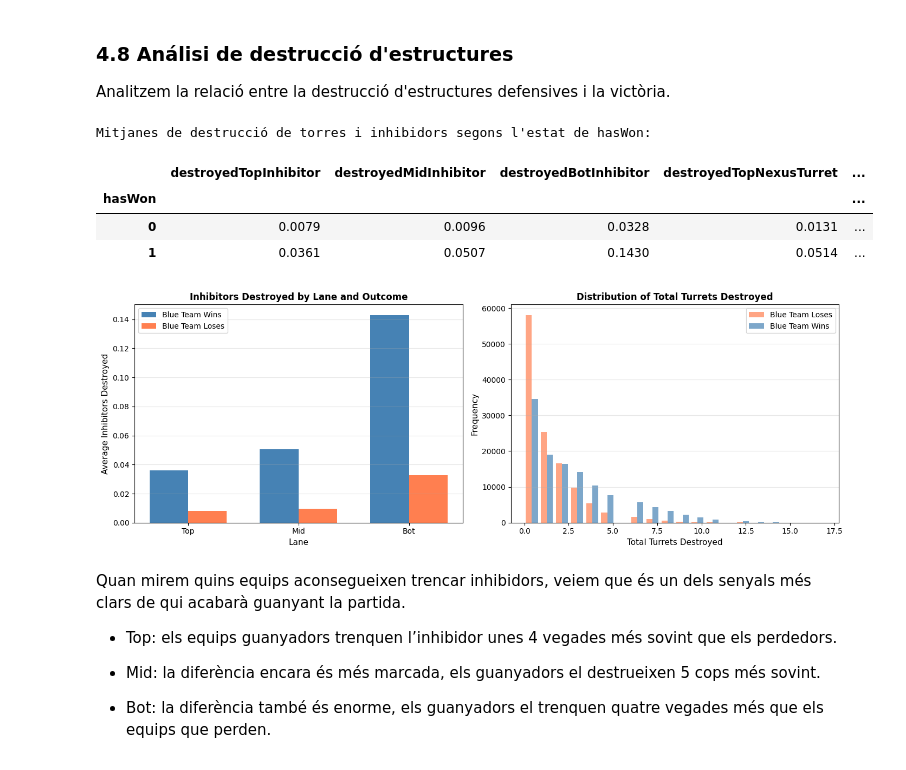
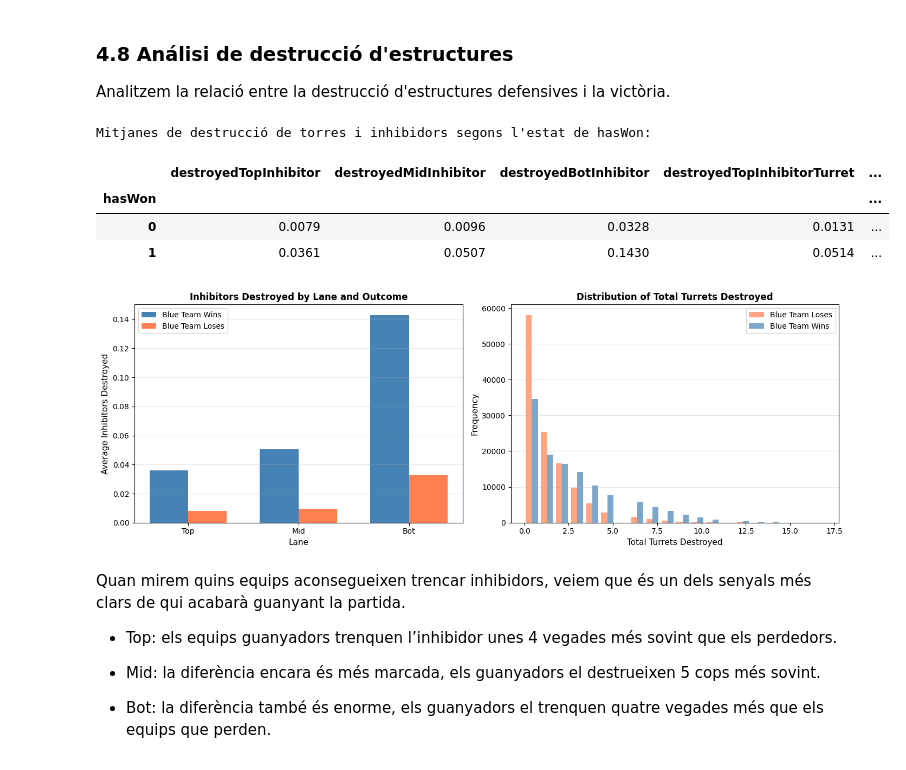
Before and after one commit to NIU1634990/kaggle_lol, a Jupyter notebook: kaggle.ipynb, the cells around one changed output. Saved outputs shown, nothing was run; the diff lists cells and outputs as text; code cells hidden in the pictures.

```diff
--- a/kaggle.ipynb
+++ b/kaggle.ipynb
@@ -224,4 +224,27 @@ display(HTML(html))
    - La visió colocada (wardsPlaced) té un màxim de 1014, la qual cosa és impossible. Amb una espera d'uns 90 segons per col·locar un, amb 5 jugadors (tenint en compte que el support pot col·locar 3 a partir de cert punt), el màxim hauria d'estar entre 220 i 400 (sent 400 un valor per tal de no eliminar possibles valors reals), per tant hi ha algun problema amb aquest atribut.
+# %%
+# Eliminar i renombrar columnes per representar millor les dades
+cols_to_drop = [
+    "destroyedTopBaseTurret",
+    "destroyedMidBaseTurret",
+    "lostTopBaseTurret",
+    "lostMidBaseTurret"
+]
+
+df = df.drop(columns=cols_to_drop)
+
+df = df.rename(columns={
+    # Torres del Nexus són equivalents a Torres dels inhibidors
+    "destroyedTopNexusTurret": "destroyedTopInhibitorTurret",
+    "destroyedMidNexusTurret": "destroyedMidInhibitorTurret",
+    "destroyedBotNexusTurret": "destroyedBotInhibitorTurret",
+    "lostTopNexusTurret": "lostTopInhibitorTurret",
+    "lostMidNexusTurret": "lostMidInhibitorTurret",
+    "lostBotNexusTurret": "lostBotInhibitorTurret",
+    # Torres de la base són equivalents a Torres del Nexus
+    "destroyedBotBaseTurret": "destroyedNexusTurrets",
+    "lostBotBaseTurret": "lostNexusTurrets"
+})
 # %% [markdown]
 ### 4.3 Distribució de la variable objectiu
 En aquesta secció analitzem la distribució de la variable objectiu (hasWon) que indica quin equip ha guanyat.
@@ -720,12 +743,10 @@ tower_inhibitor_stats = df.groupby('hasWon').agg({
     'destroyedTopInhibitor': 'mean',
     'destroyedMidInhibitor': 'mean',
     'destroyedBotInhibitor': 'mean',
-    'destroyedTopNexusTurret': 'mean',
-    'destroyedMidNexusTurret': 'mean',
-    'destroyedBotNexusTurret': 'mean',
-    'destroyedTopBaseTurret': 'mean',
-    'destroyedMidBaseTurret': 'mean',
-    'destroyedBotBaseTurret': 'mean',
+    'destroyedTopInhibitorTurret': 'mean',
+    'destroyedMidInhibitorTurret': 'mean',
+    'destroyedBotInhibitorTurret': 'mean',
+    'destroyedNexusTurrets': 'mean',
     'destroyedTopInnerTurret': 'mean',
     'destroyedMidInnerTurret': 'mean',
     'destroyedBotInnerTurret': 'mean',
@@ -747,10 +768,9 @@ display(HTML(html))
 
 # Nombre total de torres i inhibidors destruits
 df['totalTurretsDestroyed'] = (df['destroyedTopInhibitor'] + df['destroyedMidInhibitor'] +
-                               df['destroyedBotInhibitor'] + df['destroyedTopNexusTurret'] +
-                               df['destroyedMidNexusTurret'] + df['destroyedBotNexusTurret'] +
-                               df['destroyedTopBaseTurret'] + df['destroyedMidBaseTurret'] +
-                               df['destroyedBotBaseTurret'] + df['destroyedTopInnerTurret'] +
+                               df['destroyedBotInhibitor'] + df['destroyedTopInhibitorTurret'] +
+                               df['destroyedMidInhibitorTurret'] + df['destroyedBotInhibitorTurret'] +
+                               df['destroyedNexusTurrets'] + df['destroyedTopInnerTurret'] +
                                df['destroyedMidInnerTurret'] + df['destroyedBotInnerTurret'] +
                                df['destroyedTopOuterTurret'] + df['destroyedMidOuterTurret'] +
                                df['destroyedBotOuterTurret'])
@@ -773,34 +793,34 @@ losses_inh = [df[df['hasWon']==0]['destroyedTopInhibitor'].mean(),
 
 x = np.arange(len(lanes))
 width = 0.35
 ax.bar(x - width/2, wins_inh, width, label='Blue Team Wins', color='steelblue')
 ax.bar(x + width/2, losses_inh, width, label='Blue Team Loses', color='coral')
 ax.set_xlabel('Lane', fontsize=11)
 ax.set_ylabel('Average Inhibitors Destroyed', fontsize=11)
 ax.set_title('Inhibitors Destroyed by Lane and Outcome', fontsize=12, fontweight='bold')
 ax.set_xticks(x)
 ax.set_xticklabels(lanes)
 ax.legend()
 ax.grid(axis='y', alpha=0.3)
 
 # Distribució del total d'estructures destruides
 ax = axes[1]
 wins_data = df[df['hasWon']==1]['totalTurretsDestroyed']
 losses_data = df[df['hasWon']==0]['totalTurretsDestroyed']
 
 ax.hist([losses_data, wins_data], bins=20, label=['Blue Team Loses', 'Blue Team Wins'],
         color=['coral', 'steelblue'], alpha=0.7)
 ax.set_xlabel('Total Turrets Destroyed', fontsize=11)
 ax.set_ylabel('Frequency', fontsize=11)
 ax.set_title('Distribution of Total Turrets Destroyed', fontsize=12, fontweight='bold')
 ax.legend()
 ax.grid(axis='y', alpha=0.3)
 
 plt.tight_layout()
 plt.show()
 # %% [output]
 Mitjanes de destrucció de torres i inhibidors segons l'estat de hasWon:
-|  | destroyedTopInhibitor | destroyedMidInhibitor | destroyedBotInhibitor | destroyedTopNexusTurret | ... |
+|  | destroyedTopInhibitor | destroyedMidInhibitor | destroyedBotInhibitor | destroyedTopInhibitorTurret | ... |
 | hasWon |  |  |  |  | ... |
 | 0 | 0.0079 | 0.0096 | 0.0328 | 0.0131 | ... |
 | 1 | 0.0361 | 0.0507 | 0.1430 | 0.0514 | ... |
```
Also changed, not shown: parts of 3 cells of this notebook.
